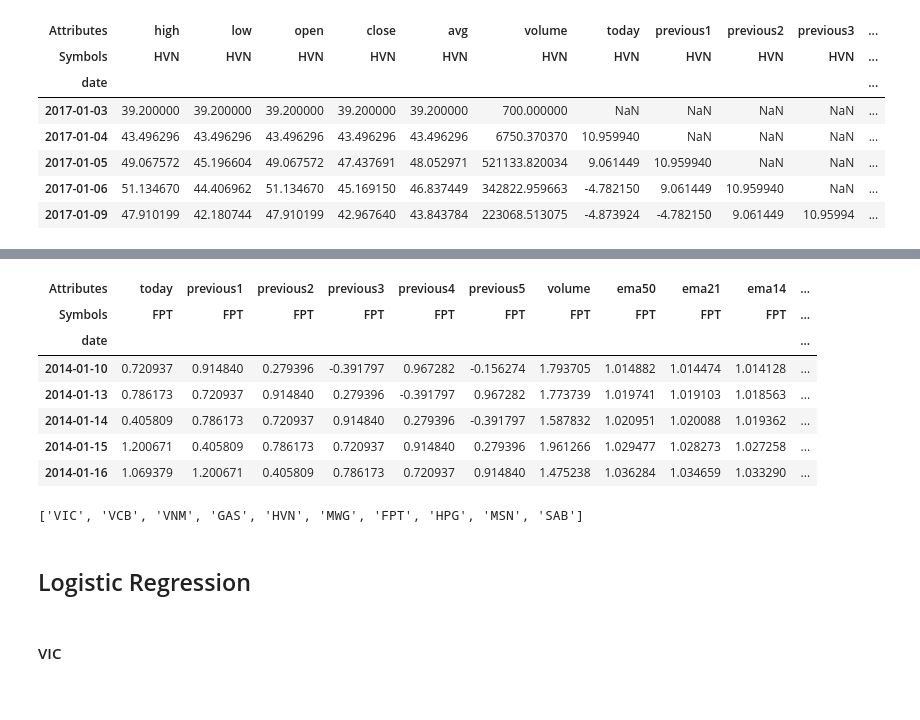
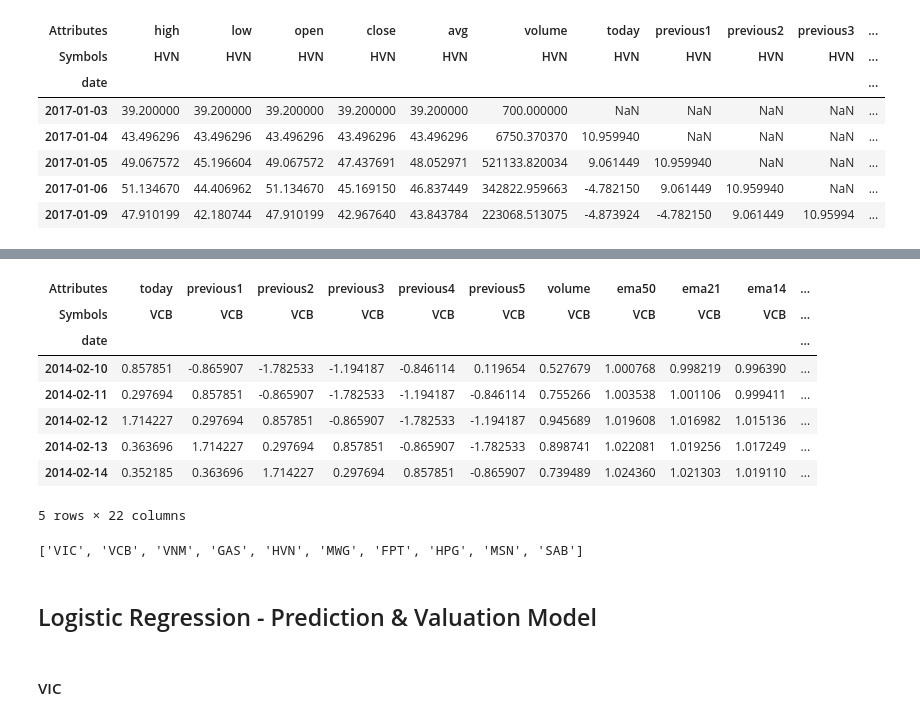
Before and after one commit to akaichi21/StockTrendPrediction, a Jupyter notebook: StockTrendPrediction_LogisticRegression_RandomForest.ipynb, the cells around one changed output, grey strips where cells are left out. Saved outputs shown, nothing was run; the diff lists cells and outputs as text; code cells hidden in the pictures.

Commit message:
LogisticRegression & RandomForest

```diff
--- a/StockTrendPrediction_LogisticRegression_RandomForest.ipynb
+++ b/StockTrendPrediction_LogisticRegression_RandomForest.ipynb
@@ -236,0 +302,12 @@ stock[stock_symbols[7]].head()
+# %%
+window = 16
+for i in range(len(stock_symbols)):
+  stock[stock_symbols[i]]['minimum_low', str(stock_symbols[i])] = stock[stock_symbols[i]]['low', str(stock_symbols[i])].rolling(window=window).min()
+  stock[stock_symbols[i]]['maximum_high', str(stock_symbols[i])] = stock[stock_symbols[i]]['high', str(stock_symbols[i])].rolling(window=window).max()
+
+  stock[stock_symbols[i]]['stoch', str(stock_symbols[i])] = ((stock[stock_symbols[i]]['close', str(stock_symbols[i])] - stock[stock_symbols[i]]['minimum_low', str(stock_symbols[i])]) / (stock[stock_symbols[i]]['maximum_high', str(stock_symbols[i])] - stock[stock_symbols[i]]['minimum_low', str(stock_symbols[i])])) * 100
+# %%
+for i in range(len(stock_symbols)):
+  stock[stock_symbols[i]] = stock[stock_symbols[i]].drop([('minimum_low', str(stock_symbols[i])), ('maximum_high', str(stock_symbols[i]))], axis=1)
+
+stock[stock_symbols[7]].head()
@@ -269,0 +357,14 @@ stock[stock_symbols[8]].head()
+# %%
+window = 21
+for i in range(len(stock_symbols)):
+  stock[stock_symbols[i]]['combine_price', str(stock_symbols[i])] = (stock[stock_symbols[i]]['high', str(stock_symbols[i])] + stock[stock_symbols[i]]['low', str(stock_symbols[i])] + stock[stock_symbols[i]]['close', str(stock_symbols[i])]) / 3
+
+  stock[stock_symbols[i]]['sma_combine_price', str(stock_symbols[i])] = stock[stock_symbols[i]]['combine_price', str(stock_symbols[i])].rolling(window=window).mean()
+  stock[stock_symbols[i]]['mean_deviation', str(stock_symbols[i])] = stock[stock_symbols[i]]['combine_price', str(stock_symbols[i])].rolling(window).apply(lambda x: x.mad())
+
+  stock[stock_symbols[i]]['cci', str(stock_symbols[i])] = (stock[stock_symbols[i]]['combine_price', str(stock_symbols[i])] - stock[stock_symbols[i]]['sma_combine_price', str(stock_symbols[i])]) / (0.015 * stock[stock_symbols[i]]['mean_deviation', str(stock_symbols[i])])
+# %%
+for i in range(len(stock_symbols)):
+  stock[stock_symbols[i]] = stock[stock_symbols[i]].drop([('combine_price', str(stock_symbols[i])), ('sma_combine_price', str(stock_symbols[i])), ('mean_deviation', str(stock_symbols[i]))], axis=1)
+
+stock[stock_symbols[5]].head()
@@ -316,25 +427,26 @@ stock[stock_symbols[7]].head()
 # %%
 df = {}
 for i in range(len(stock_symbols)):
   df[stock_symbols[i]] = stock[stock_symbols[i]][['today', 'previous1', 'previous2', 'previous3', 'previous4', 'previous5', 'volume',
-                                                  'ema50', 'ema21', 'ema14', 'ema5', 'rsi', 'macd', 'obv', 'emv', 'mfi', 'trend']]
+                                                  'ema50', 'ema21', 'ema14', 'ema5', 'rsi', 'macd', 'roc', 'atr', 'obv', 'cmf', 'emv', 'stoch', 'mfi', 'cci', 'trend']]
 
-df[stock_symbols[6]].head()
+df[stock_symbols[1]].head()
 # %% [output]
 | Attributes | today | previous1 | previous2 | previous3 | previous4 | previous5 | volume | ema50 | ema21 | ema14 | ... |
-| Symbols | FPT | FPT | FPT | FPT | FPT | FPT | FPT | FPT | FPT | FPT | ... |
+| Symbols | VCB | VCB | VCB | VCB | VCB | VCB | VCB | VCB | VCB | VCB | ... |
 | date |  |  |  |  |  |  |  |  |  |  | ... |
-| 2014-01-10 | 0.720937 | 0.914840 | 0.279396 | -0.391797 | 0.967282 | -0.156274 | 1.793705 | 1.014882 | 1.014474 | 1.014128 | ... |
-| 2014-01-13 | 0.786173 | 0.720937 | 0.914840 | 0.279396 | -0.391797 | 0.967282 | 1.773739 | 1.019741 | 1.019103 | 1.018563 | ... |
-| 2014-01-14 | 0.405809 | 0.786173 | 0.720937 | 0.914840 | 0.279396 | -0.391797 | 1.587832 | 1.020951 | 1.020088 | 1.019362 | ... |
-| 2014-01-15 | 1.200671 | 0.405809 | 0.786173 | 0.720937 | 0.914840 | 0.279396 | 1.961266 | 1.029477 | 1.028273 | 1.027258 | ... |
-| 2014-01-16 | 1.069379 | 1.200671 | 0.405809 | 0.786173 | 0.720937 | 0.914840 | 1.475238 | 1.036284 | 1.034659 | 1.033290 | ... |
+| 2014-02-10 | 0.857851 | -0.865907 | -1.782533 | -1.194187 | -0.846114 | 0.119654 | 0.527679 | 1.000768 | 0.998219 | 0.996390 | ... |
+| 2014-02-11 | 0.297694 | 0.857851 | -0.865907 | -1.782533 | -1.194187 | -0.846114 | 0.755266 | 1.003538 | 1.001106 | 0.999411 | ... |
+| 2014-02-12 | 1.714227 | 0.297694 | 0.857851 | -0.865907 | -1.782533 | -1.194187 | 0.945689 | 1.019608 | 1.016982 | 1.015136 | ... |
+| 2014-02-13 | 0.363696 | 1.714227 | 0.297694 | 0.857851 | -0.865907 | -1.782533 | 0.898741 | 1.022081 | 1.019256 | 1.017249 | ... |
+| 2014-02-14 | 0.352185 | 0.363696 | 1.714227 | 0.297694 | 0.857851 | -0.865907 | 0.739489 | 1.024360 | 1.021303 | 1.019110 | ... |
+5 rows × 22 columns
 # %%
 stock_symbols
 # %% [output]
 ['VIC', 'VCB', 'VNM', 'GAS', 'HVN', 'MWG', 'FPT', 'HPG', 'MSN', 'SAB']
 # %% [markdown]
-## Logistic Regression
+## Logistic Regression - Prediction & Valuation Model
 # %% [markdown]
 #### VIC
 # %%
```
Also changed, not shown: parts of 217 cells of this notebook.
